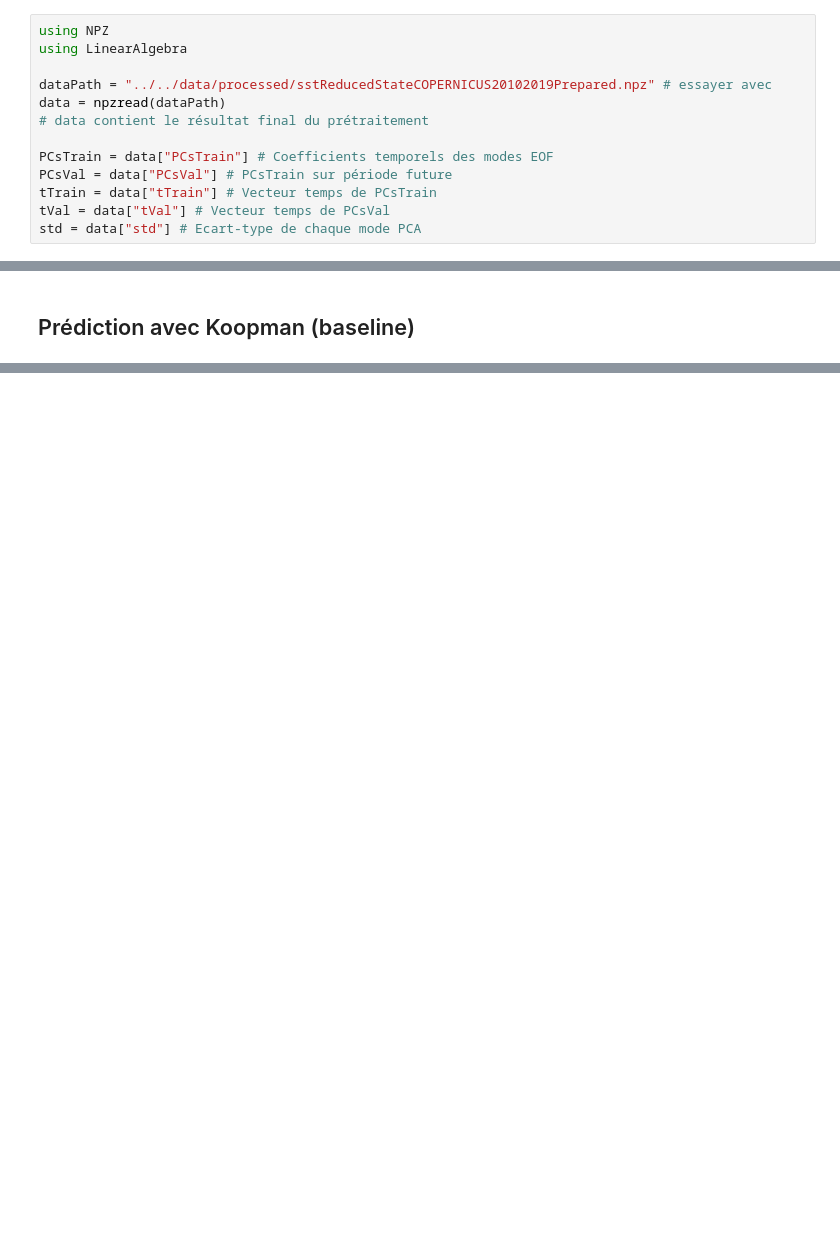
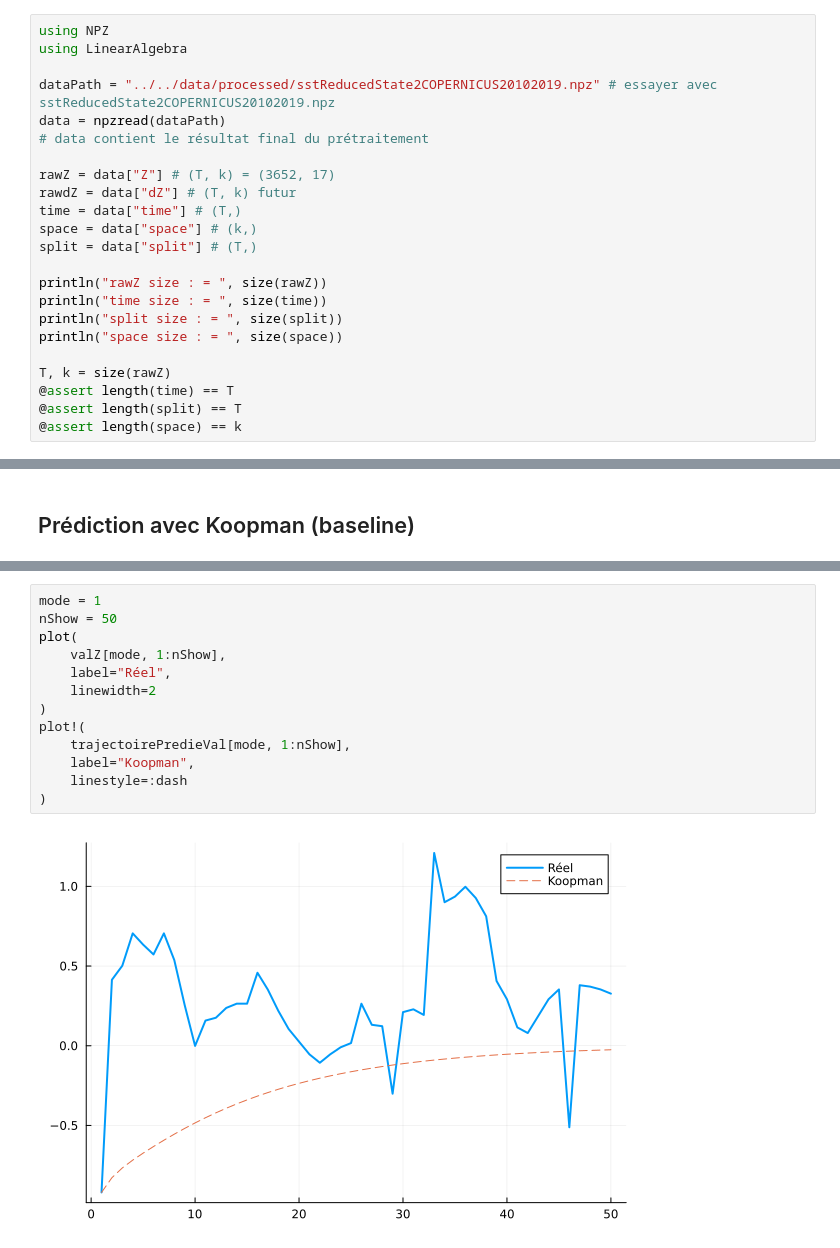
Before and after one commit to mkkuu/EnglishChannelSSTSciML, a Jupyter notebook: notebooks/sciML/20koopman.ipynb, the cells around one changed output, grey strips where cells are left out. Cells and saved outputs as stored; diff of their text form; blank space fills up the shorter version.

```diff
--- a/notebooks/sciML/20koopman.ipynb
+++ b/notebooks/sciML/20koopman.ipynb
@@ -2,12 +41,22 @@
 using NPZ
 using LinearAlgebra
 
-dataPath = "../../data/processed/sstReducedStateCOPERNICUS20102019Prepared.npz" # essayer avec
+dataPath = "../../data/processed/sstReducedState2COPERNICUS20102019.npz" # essayer avec sstReducedState2COPERNICUS20102019.npz
 data = npzread(dataPath)
 # data contient le résultat final du prétraitement
 
-PCsTrain = data["PCsTrain"] # Coefficients temporels des modes EOF
-PCsVal = data["PCsVal"] # PCsTrain sur période future
-tTrain = data["tTrain"] # Vecteur temps de PCsTrain
-tVal = data["tVal"] # Vecteur temps de PCsVal
-std = data["std"] # Ecart-type de chaque mode PCA
+rawZ = data["Z"] # (T, k) = (3652, 17)
+rawdZ = data["dZ"] # (T, k) futur
+time = data["time"] # (T,)
+space = data["space"] # (k,)
+split = data["split"] # (T,)
+
+println("rawZ size : = ", size(rawZ))
+println("time size : = ", size(time))
+println("split size : = ", size(split))
+println("space size : = ", size(space))
+
+T, k = size(rawZ)
+@assert length(time) == T
+@assert length(split) == T
+@assert length(space) == k
@@ -180,0 +193,15 @@ Float32[0.0, 0.5881988, 1.2120327, 0.99952126, 0.9884687]
+# %%
+mode = 1
+nShow = 50
+plot(
+    valZ[mode, 1:nShow],
+    label="Réel",
+    linewidth=2
+)
+plot!(
+    trajectoirePredieVal[mode, 1:nShow],
+    label="Koopman",
+    linestyle=:dash
+)
+# %% [output]
+[figure, added]
```
Also changed, not shown: parts of 10 cells of this notebook, 2 other files.
